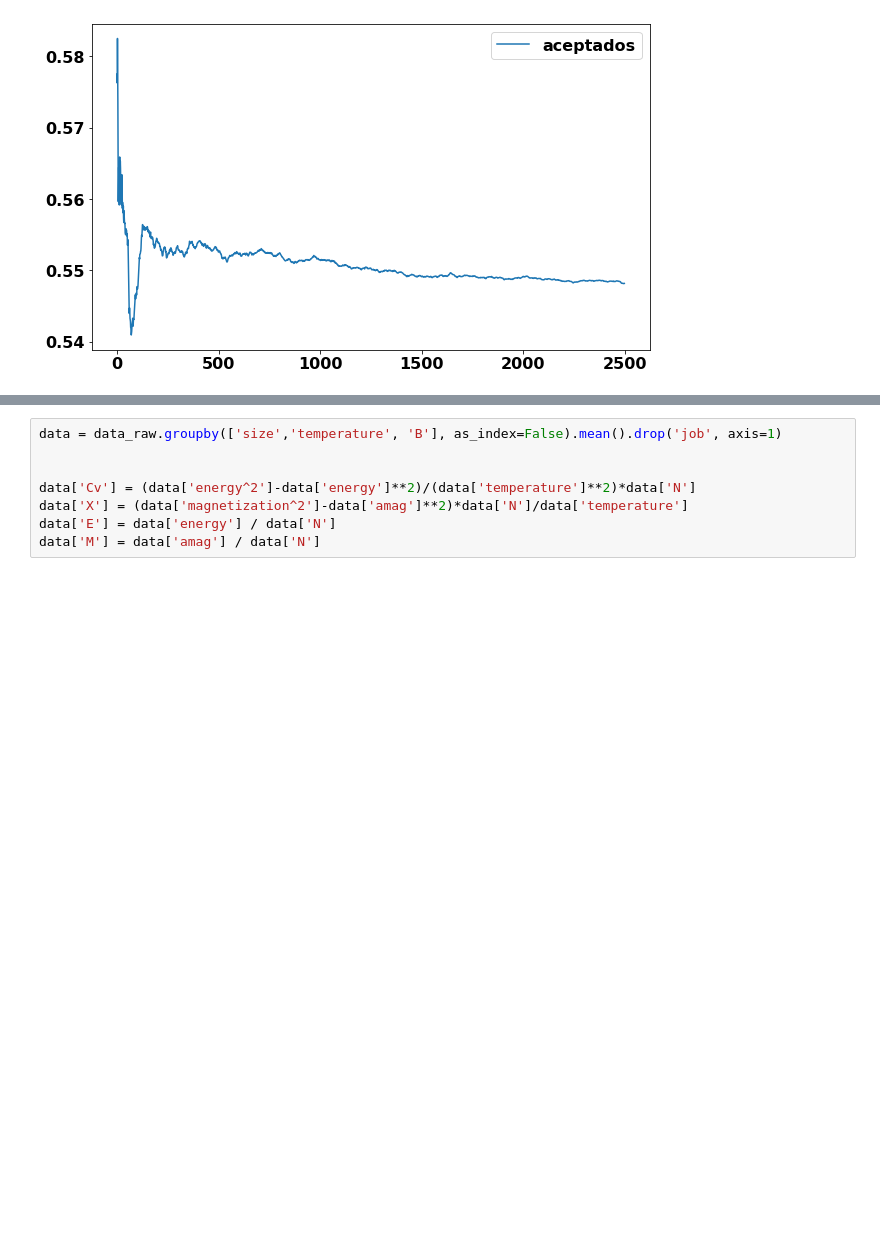
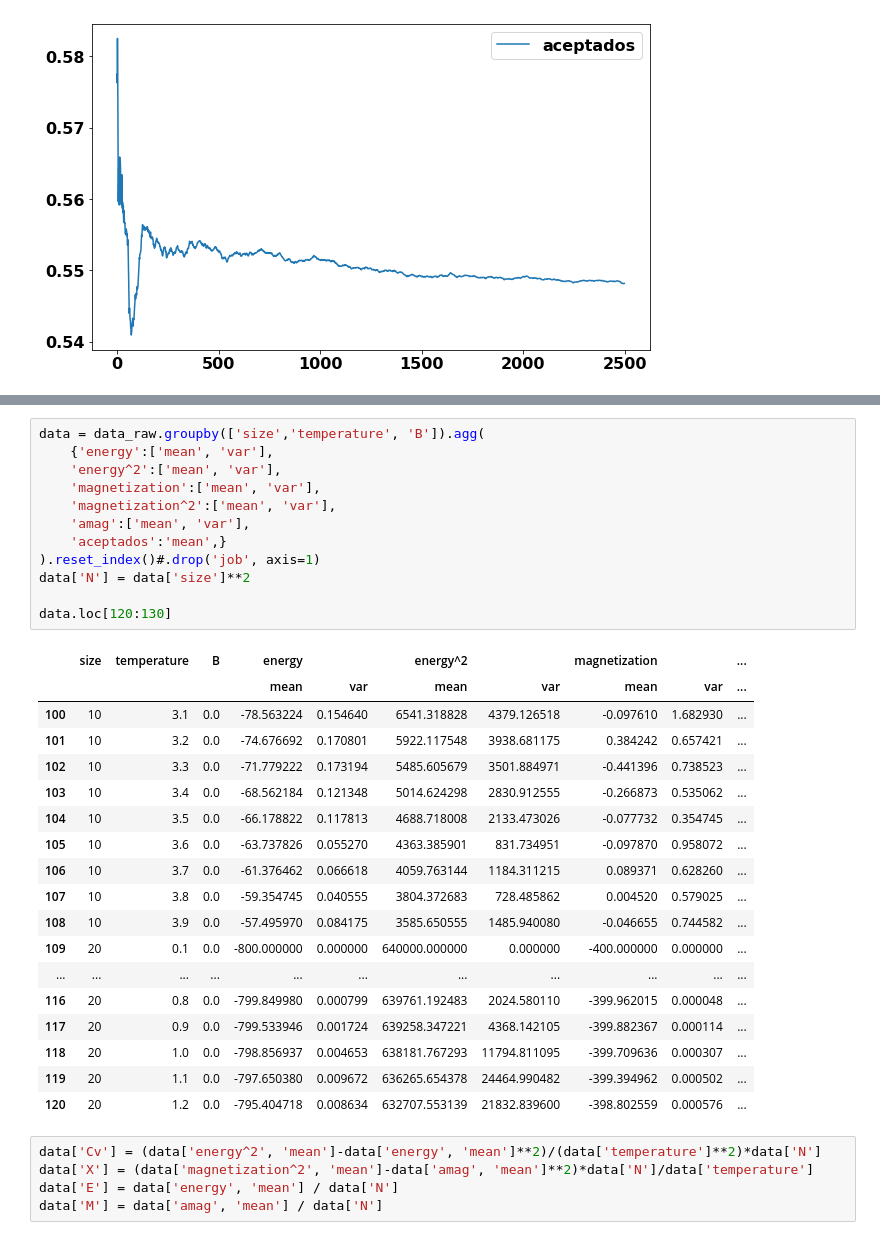
Before and after one commit to sstandre/ising, a Jupyter notebook: analisis.ipynb, the cells around one changed output, grey strips where cells are left out. Saved outputs shown, nothing was run; the diff lists cells and outputs as text; blank space fills up the shorter version.

```diff
--- a/analisis.ipynb
+++ b/analisis.ipynb
@@ -60,11 +66,39 @@ run_data.plot(y=['aceptados'], figsize=(10, 6))
+# %%
+data = data_raw.groupby(['size','temperature', 'B']).agg(
+    {'energy':['mean', 'var'],
+    'energy^2':['mean', 'var'],
+    'magnetization':['mean', 'var'],
+    'magnetization^2':['mean', 'var'],
+    'amag':['mean', 'var'],
+    'aceptados':'mean',}
+).reset_index()#.drop('job', axis=1)
+data['N'] = data['size']**2
+
+data.loc[120:130]
+# %% [output]
+|  | size | temperature | B | energy |  | energy^2 |  | magnetization |  | ... |
+|  |  |  |  | mean | var | mean | var | mean | var | ... |
+| 100 | 10 | 3.1 | 0.0 | -78.563224 | 0.154640 | 6541.318828 | 4379.126518 | -0.097610 | 1.682930 | ... |
+| 101 | 10 | 3.2 | 0.0 | -74.676692 | 0.170801 | 5922.117548 | 3938.681175 | 0.384242 | 0.657421 | ... |
+| 102 | 10 | 3.3 | 0.0 | -71.779222 | 0.173194 | 5485.605679 | 3501.884971 | -0.441396 | 0.738523 | ... |
+| 103 | 10 | 3.4 | 0.0 | -68.562184 | 0.121348 | 5014.624298 | 2830.912555 | -0.266873 | 0.535062 | ... |
+| 104 | 10 | 3.5 | 0.0 | -66.178822 | 0.117813 | 4688.718008 | 2133.473026 | -0.077732 | 0.354745 | ... |
+| 105 | 10 | 3.6 | 0.0 | -63.737826 | 0.055270 | 4363.385901 | 831.734951 | -0.097870 | 0.958072 | ... |
+| 106 | 10 | 3.7 | 0.0 | -61.376462 | 0.066618 | 4059.763144 | 1184.311215 | 0.089371 | 0.628260 | ... |
+| 107 | 10 | 3.8 | 0.0 | -59.354745 | 0.040555 | 3804.372683 | 728.485862 | 0.004520 | 0.579025 | ... |
+| 108 | 10 | 3.9 | 0.0 | -57.495970 | 0.084175 | 3585.650555 | 1485.940080 | -0.046655 | 0.744582 | ... |
+| 109 | 20 | 0.1 | 0.0 | -800.000000 | 0.000000 | 640000.000000 | 0.000000 | -400.000000 | 0.000000 | ... |
+| ... | ... | ... | ... | ... | ... | ... | ... | ... | ... | ... |
+| 116 | 20 | 0.8 | 0.0 | -799.849980 | 0.000799 | 639761.192483 | 2024.580110 | -399.962015 | 0.000048 | ... |
+| 117 | 20 | 0.9 | 0.0 | -799.533946 | 0.001724 | 639258.347221 | 4368.142105 | -399.882367 | 0.000114 | ... |
+| 118 | 20 | 1.0 | 0.0 | -798.856937 | 0.004653 | 638181.767293 | 11794.811095 | -399.709636 | 0.000307 | ... |
+| 119 | 20 | 1.1 | 0.0 | -797.650380 | 0.009672 | 636265.654378 | 24464.990482 | -399.394962 | 0.000502 | ... |
+| 120 | 20 | 1.2 | 0.0 | -795.404718 | 0.008634 | 632707.553139 | 21832.839600 | -398.802559 | 0.000576 | ... |
 # %%
-data = data_raw.groupby(['size','temperature', 'B'], as_index=False).mean().drop('job', axis=1)
-
-
-data['Cv'] = (data['energy^2']-data['energy']**2)/(data['temperature']**2)*data['N']
-data['X'] = (data['magnetization^2']-data['amag']**2)*data['N']/data['temperature']
-data['E'] = data['energy'] / data['N']
-data['M'] = data['amag'] / data['N']
+data['Cv'] = (data['energy^2', 'mean']-data['energy', 'mean']**2)/(data['temperature']**2)*data['N']
+data['X'] = (data['magnetization^2', 'mean']-data['amag', 'mean']**2)*data['N']/data['temperature']
+data['E'] = data['energy', 'mean'] / data['N']
+data['M'] = data['amag', 'mean'] / data['N']
 # %%
 fig, ((ax1,ax2),(ax3,ax4),(ax5,ax6)) = plt.subplots(3,2)
 fig.set_size_inches(18.5, 13)
```
Also changed, not shown: parts of 4 cells of this notebook.
